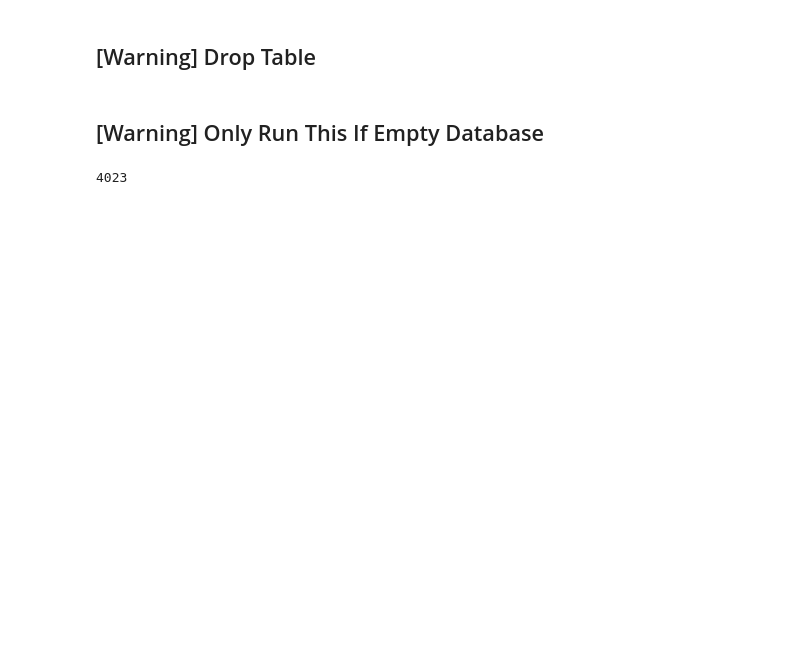
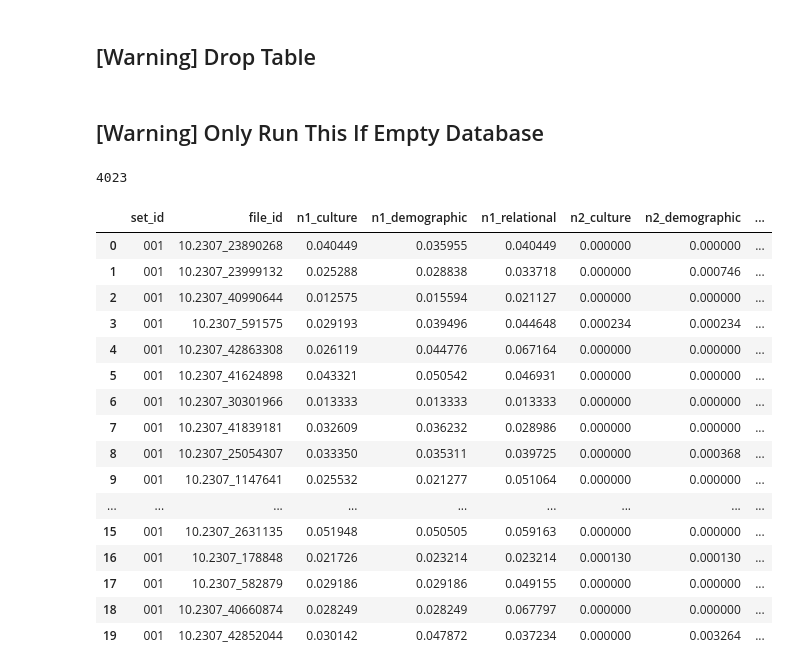
Before and after one commit to lishixuan001/Computational-Analysis-For-Social-Science, a Jupyter notebook: N-Gram/FixedMappingVersion/DatabaseManagement.ipynb, the cells around one changed output. Drawn from its saved outputs; the diff is of its cells as text; code cells hidden in the pictures; blank space fills up the shorter version.

```diff
--- a/N-Gram/FixedMappingVersion/DatabaseManagement.ipynb
+++ b/N-Gram/FixedMappingVersion/DatabaseManagement.ipynb
@@ -133,3 +136,40 @@ def get_breakpoint_article_id():
 breakpoint_id = get_breakpoint_article_id()
 # %% [output]
 4023
+# %%
+db_root = "./map_results"
+db_name = "map_result_001.db"
+conn = sqlite3.connect(join(db_root, db_name))
+cur = conn.cursor()
+cur.execute('SELECT * FROM map_result')
+database_collection = cur.fetchall()
+cur.close()
+conn.close()
+
+columns = ["set_id", "file_id", "n1_culture", "n1_demographic", "n1_relational",
+           "n2_culture", "n2_demographic", "n2_relational",
+           "n3_culture", "n3_demographic", "n3_relational",
+           "culture_rate", "demographic_rate", "relational_rate",
+           "classification"]
+data = database_collection[:20]
+index = list(range(len(data)))
+df_database = pd.DataFrame(data, columns=columns, index=index)
+df_database
+# %% [output]
+|  | set_id | file_id | n1_culture | n1_demographic | n1_relational | n2_culture | n2_demographic | ... |
+| 0 | 001 | 10.2307_23890268 | 0.040449 | 0.035955 | 0.040449 | 0.000000 | 0.000000 | ... |
+| 1 | 001 | 10.2307_23999132 | 0.025288 | 0.028838 | 0.033718 | 0.000000 | 0.000746 | ... |
+| 2 | 001 | 10.2307_40990644 | 0.012575 | 0.015594 | 0.021127 | 0.000000 | 0.000000 | ... |
+| 3 | 001 | 10.2307_591575 | 0.029193 | 0.039496 | 0.044648 | 0.000234 | 0.000234 | ... |
+| 4 | 001 | 10.2307_42863308 | 0.026119 | 0.044776 | 0.067164 | 0.000000 | 0.000000 | ... |
+| 5 | 001 | 10.2307_41624898 | 0.043321 | 0.050542 | 0.046931 | 0.000000 | 0.000000 | ... |
+| 6 | 001 | 10.2307_30301966 | 0.013333 | 0.013333 | 0.013333 | 0.000000 | 0.000000 | ... |
+| 7 | 001 | 10.2307_41839181 | 0.032609 | 0.036232 | 0.028986 | 0.000000 | 0.000000 | ... |
+| 8 | 001 | 10.2307_25054307 | 0.033350 | 0.035311 | 0.039725 | 0.000000 | 0.000368 | ... |
+| 9 | 001 | 10.2307_1147641 | 0.025532 | 0.021277 | 0.051064 | 0.000000 | 0.000000 | ... |
+| ... | ... | ... | ... | ... | ... | ... | ... | ... |
+| 15 | 001 | 10.2307_2631135 | 0.051948 | 0.050505 | 0.059163 | 0.000000 | 0.000000 | ... |
+| 16 | 001 | 10.2307_178848 | 0.021726 | 0.023214 | 0.023214 | 0.000130 | 0.000130 | ... |
+| 17 | 001 | 10.2307_582879 | 0.029186 | 0.029186 | 0.049155 | 0.000000 | 0.000000 | ... |
+| 18 | 001 | 10.2307_40660874 | 0.028249 | 0.028249 | 0.067797 | 0.000000 | 0.000000 | ... |
+| 19 | 001 | 10.2307_42852044 | 0.030142 | 0.047872 | 0.037234 | 0.000000 | 0.003264 | ... |
```
Also changed, not shown: parts of 5 cells of this notebook, 32 other files.
